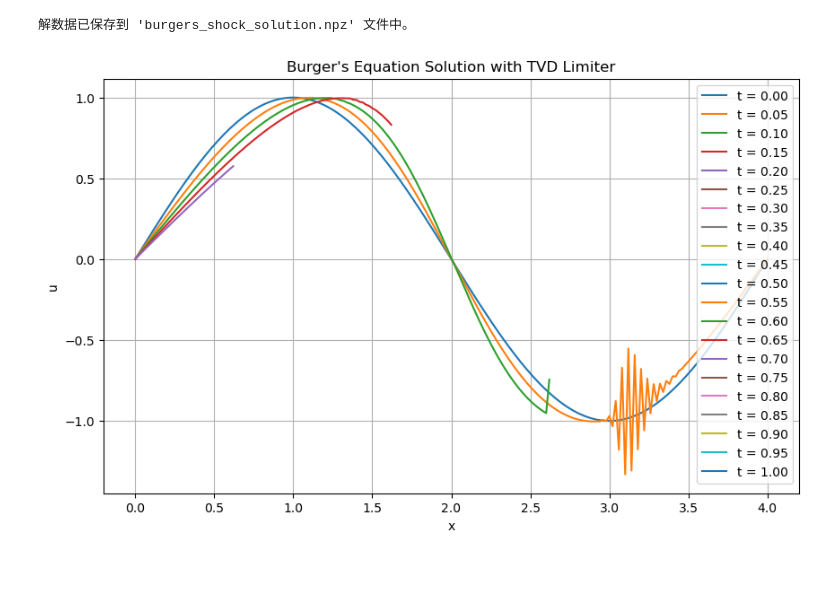
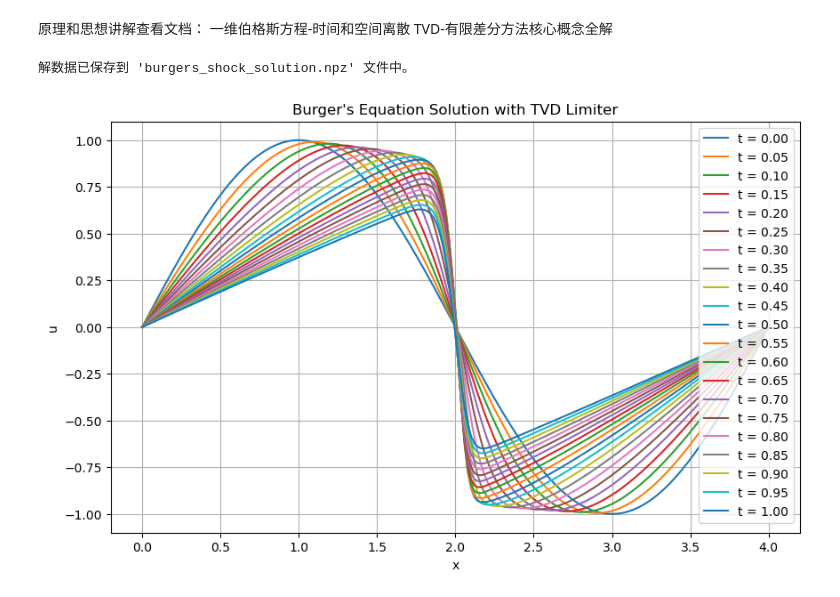
Before and after one commit to 2734628324/Pytorch-PINN-Learning, a Jupyter notebook: stage2_4_TVD.ipynb, the cells around one changed output. Cells and saved outputs as stored; diff of their text form; code cells hidden in the pictures; blank space fills up the shorter version.

```diff
--- a/stage2_4_TVD.ipynb
+++ b/stage2_4_TVD.ipynb
@@ -1,6 +1,10 @@
 # %%
 import numpy as np
 import matplotlib.pyplot as plt
+# %% [markdown]
+原理和思想讲解查看文档：
+    一维伯格斯方程-时间和空间离散
+    TVD-有限差分方法核心概念全解
 # %%
 def tvd_flux_limiter(r, psi_type='superbee'):
     """
@@ -135,32 +139,32 @@ def stable_burgers_tvd_solver(nx=201, nt=400, L=4.0, dt=0.01, nu=0.01):
         for i in range(1, nx - 1):
             # u_i^{n+1} = u_i^n - (dt/dx) * (F_{i+1/2} - F_{i-1/2}) + dt * diffusion_term
             u[i] = un[i] - (dt / dx) * (flux[i] - flux[i-1]) + dt * diffusion_term[i]
 
     # 将最终的解数据打包保存到 npz 文件
     # 'x', 't', 'u' 是保存数据时的键名
     np.savez('burgers_shock_solution.npz', x=x, t=results['t'], u=results['u'])
     print("解数据已保存到 'burgers_shock_solution.npz' 文件中。")
     return results
 
 def plot_results(results):
     """
     绘制结果的函数。
     该函数负责将求解器返回的数据可视化，以便观察模拟结果。
     """
     plt.figure(figsize=(10, 6))
     for i, t in enumerate(results['t']):
         plt.plot(np.linspace(0, 4, 201), results['u'][i], label=f't = {t:.2f}')
 
     plt.xlabel('x')
     plt.ylabel('u')
     plt.title("Burger's Equation Solution with TVD Limiter")
     plt.legend()
     plt.grid(True)
     plt.show()
 
 # 调用求解器并绘制结果
-results = stable_burgers_tvd_solver(nx=201,nu=0.004, nt=1000, dt=0.001)
+results = stable_burgers_tvd_solver(nx=201,nu=0.07, nt=1000, dt=0.001)
 plot_results(results)
 # %% [output]
 解数据已保存到 'burgers_shock_solution.npz' 文件中。
-[figure, old version]
+[figure, new version]
```
Also changed, not shown: 5 other files.
